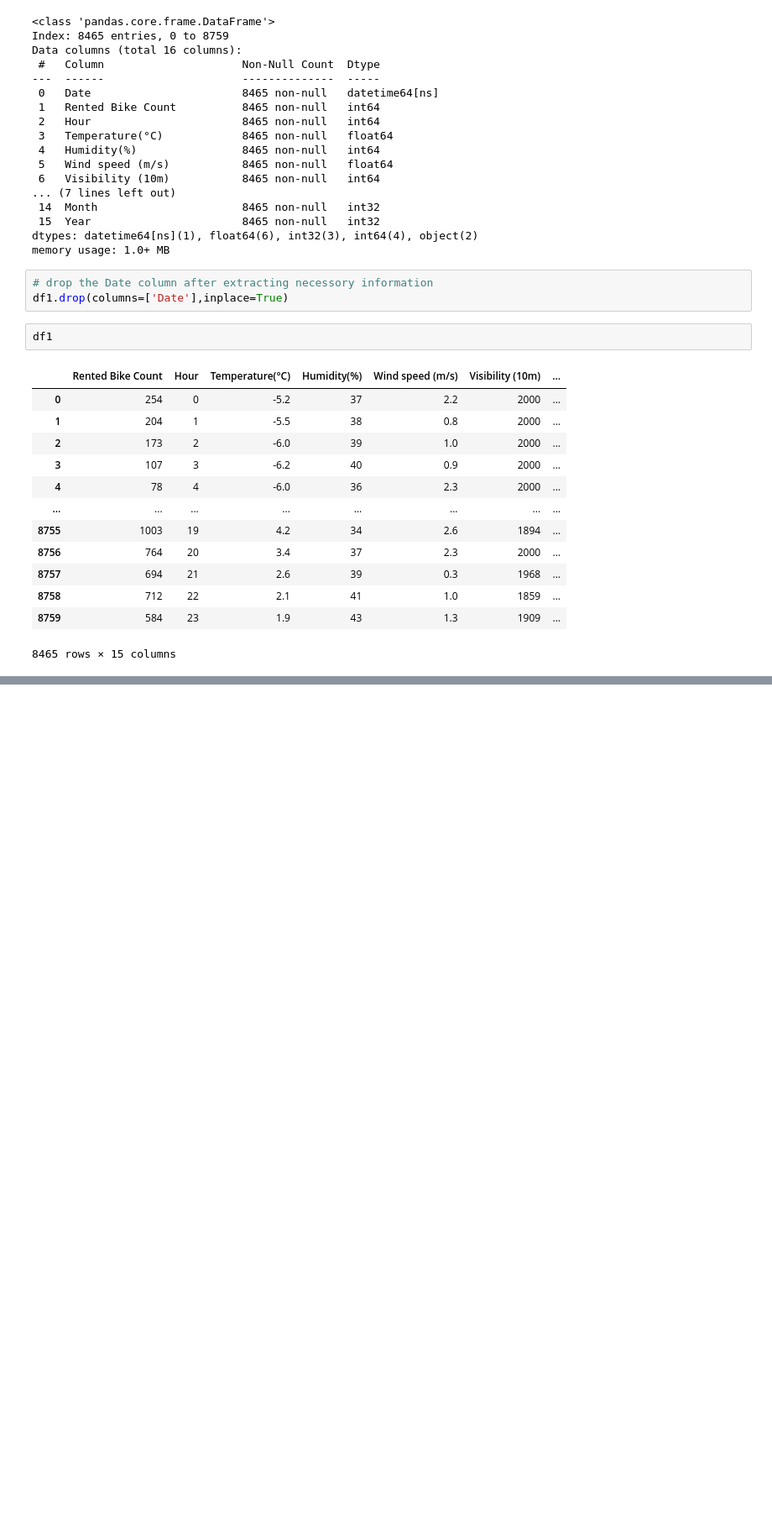
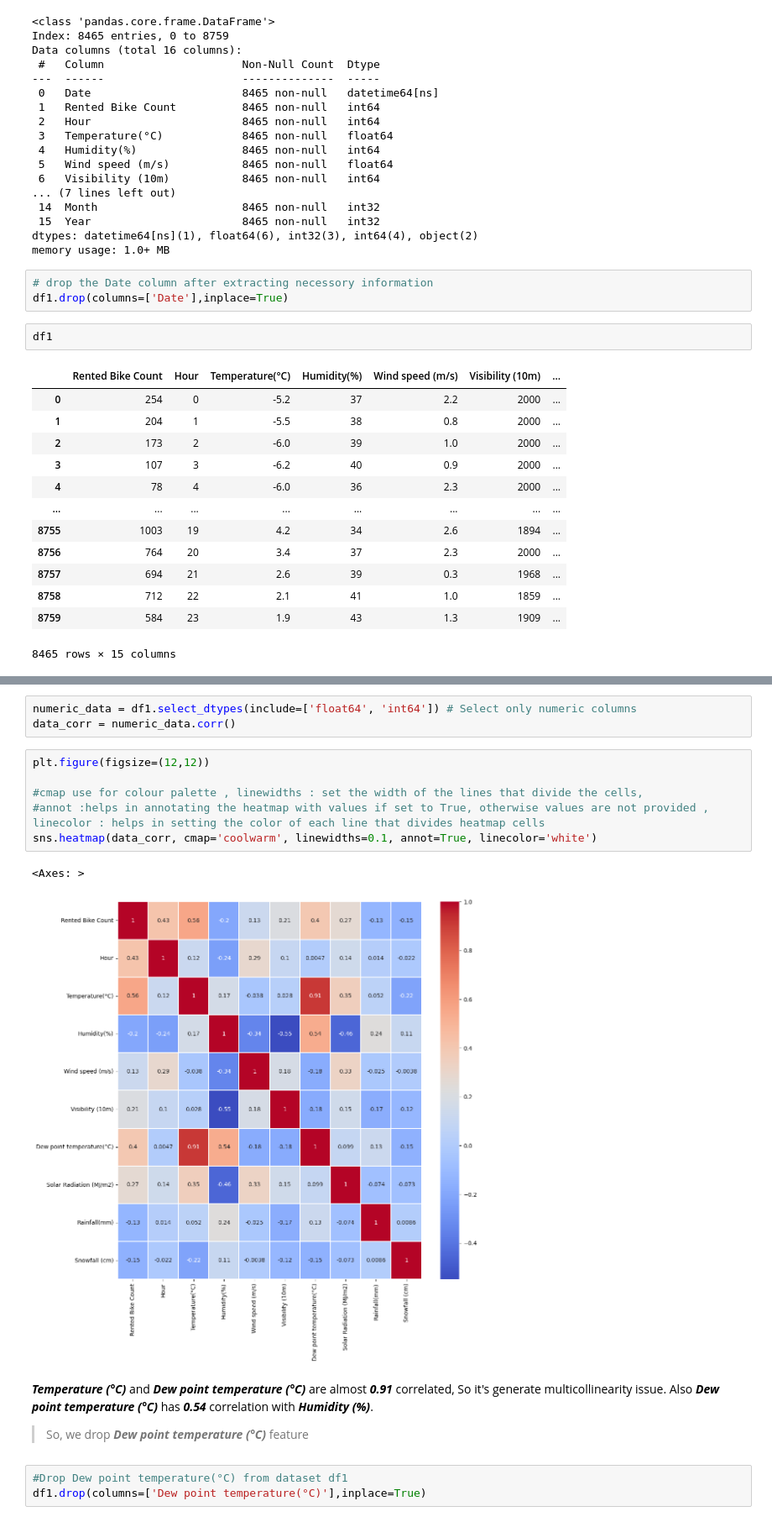
Before and after one commit to MalikAsadAftab/Seoul-Bike-Renting-Synthetic-Data-Generation, a Jupyter notebook: Seoul_Bike_Renting_Synthetic_Data_Generation.ipynb, the cells around one changed output, grey strips where cells are left out. Shown at 84% size. Saved outputs shown, nothing was run; the diff lists cells and outputs as text; blank space fills up the shorter version.

Commit message:
Exploratory Analysis & Visualization

```diff
--- a/Seoul_Bike_Renting_Synthetic_Data_Generation.ipynb
+++ b/Seoul_Bike_Renting_Synthetic_Data_Generation.ipynb
@@ -267,0 +286,21 @@ df1
+# %%
+numeric_data = df1.select_dtypes(include=['float64', 'int64']) # Select only numeric columns
+data_corr = numeric_data.corr()
+# %%
+plt.figure(figsize=(12,12))
+
+#cmap use for colour palette , linewidths : set the width of the lines that divide the cells,
+#annot :helps in annotating the heatmap with values if set to True, otherwise values are not provided , linecolor : helps in setting the color of each line that divides heatmap cells
+sns.heatmap(data_corr, cmap='coolwarm', linewidths=0.1, annot=True, linecolor='white')
+# %% [output]
+<Axes: >
+[figure, added]
+# %% [markdown]
+***Temperature (°C)*** and ***Dew point temperature (°C)*** are almost ***0.91*** correlated, So it's generate multicollinearity issue. Also ***Dew point temperature (°C)*** has ***0.54*** correlation with ***Humidity (%)***.
+
+
+
+> So, we drop ***Dew point temperature (°C)*** feature
+# %%
+#Drop Dew point temperature(°C) from dataset df1
+df1.drop(columns=['Dew point temperature(°C)'],inplace=True)
```
Also changed, not shown: parts of 25 cells of this notebook.
